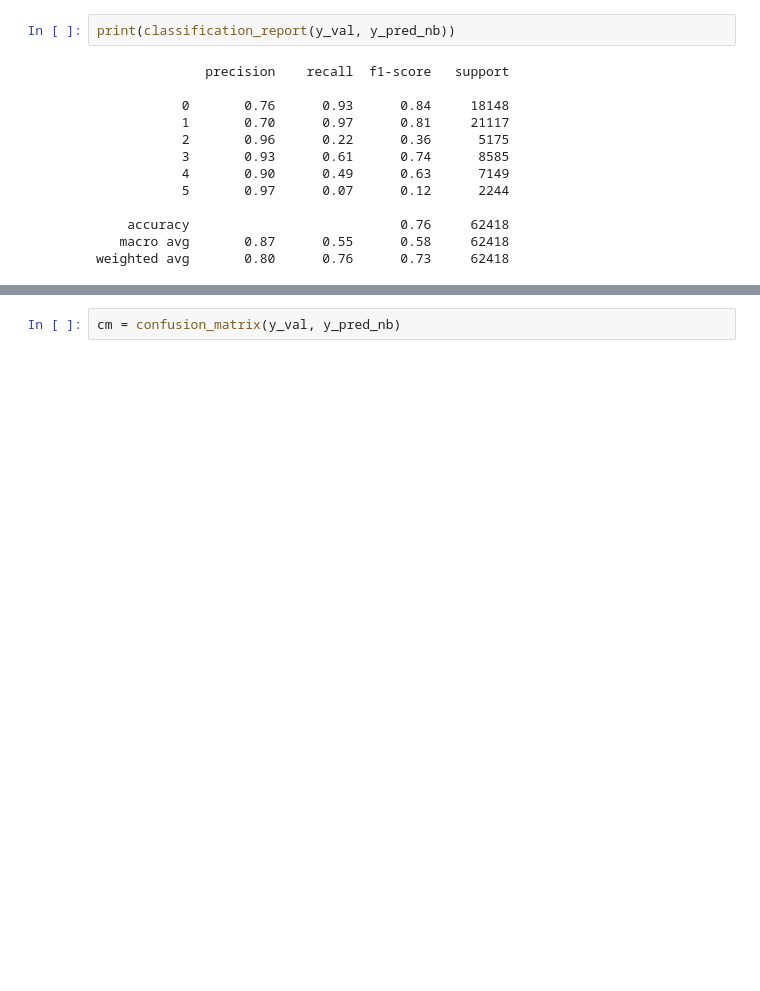
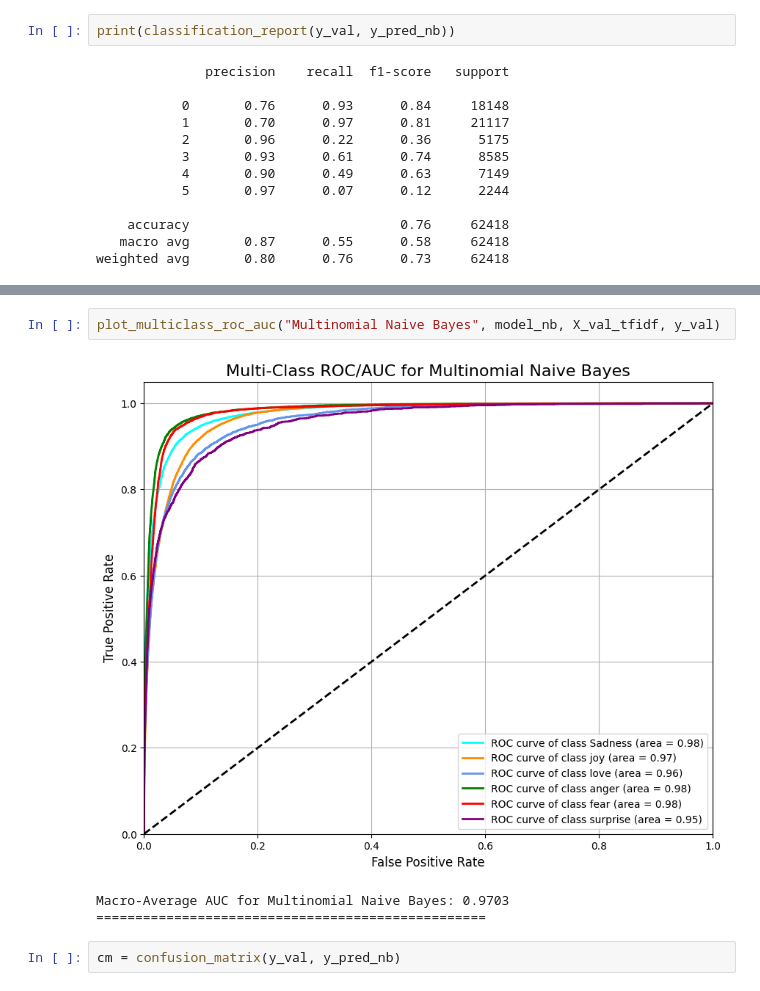
Before and after one commit to ravi2248/Emotion-Classification-in-Twitter-Messages, a Jupyter notebook: Emotion Classification.ipynb, the cells around one changed output, grey strips where cells are left out. Drawn from its saved outputs; the diff is of its cells as text; blank space fills up the shorter version.

Commit message:
added images to website

```diff
--- a/Emotion Classification.ipynb
+++ b/Emotion Classification.ipynb
@@ -315,3 +371,9 @@ weighted avg       0.80      0.76      0.73     62418
+# %%
+plot_multiclass_roc_auc("Multinomial Naive Bayes", model_nb, X_val_tfidf, y_val)
+# %% [output]
+[figure, added]
+Macro-Average AUC for Multinomial Naive Bayes: 0.9703
+==================================================
 # %%
 cm = confusion_matrix(y_val, y_pred_nb)
 # %%
```
Also changed, not shown: parts of 10 cells of this notebook, 9 other files.
